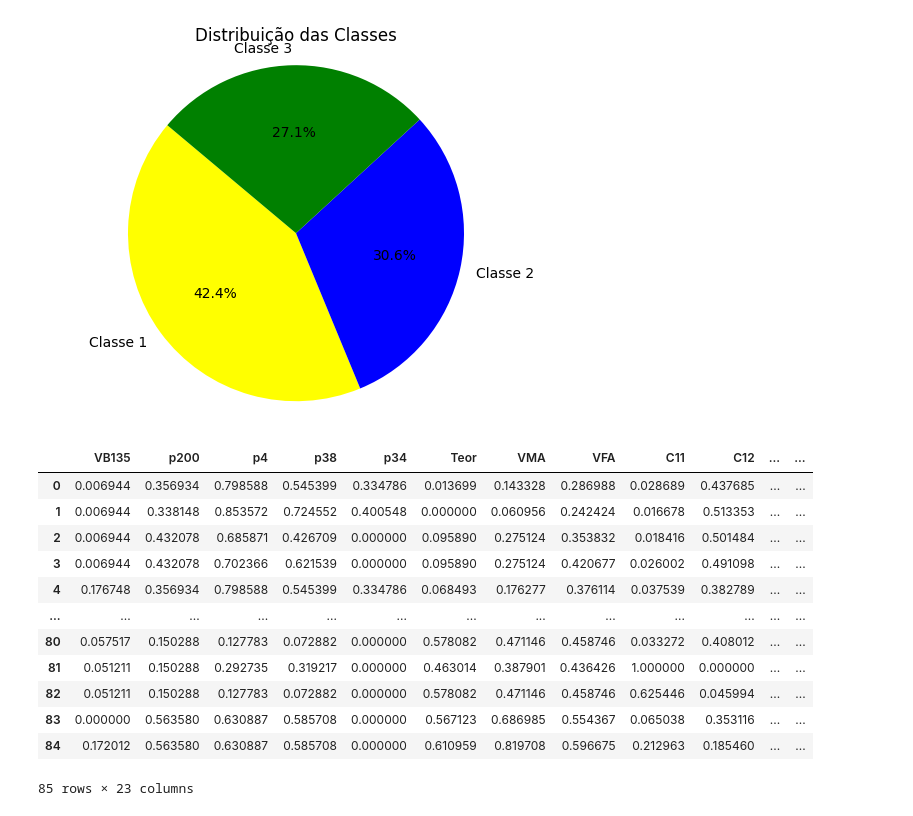
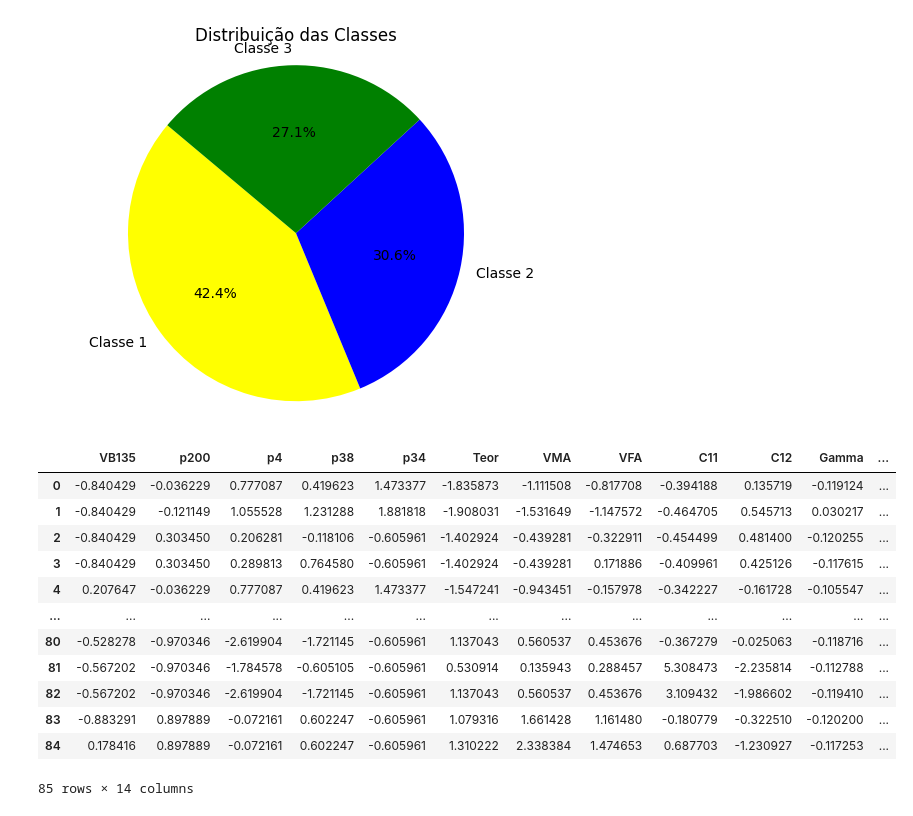
Before and after one commit to antonnyvictor18/IC, a Jupyter notebook: notebook.ipynb, the cells around one changed output. Cells and saved outputs as stored; diff of their text form; code cells hidden in the pictures.

```diff
--- a/notebook.ipynb
+++ b/notebook.ipynb
@@ -91,31 +88,3 @@ Classe    0
 dtype: int64
 # %%
 data.dropna(inplace=True)
-# %%
-# Criação de interações entre variáveis
-data['VB135_VMA'] = data['VB135'] * data['VMA']
-data['p4_p38_sum'] = data['p4'] + data['p38']
-
-# Transformações matemáticas
-data['VB135_log'] = np.log(data['VB135'])
-data['p4_squared'] = data['p4'] ** 2
-
-
-# Normalização e padronização
-data_normalized = (data - data.mean()) / data.std()
-
-# Criação de atributos derivados
-data['Densidade_mistura'] = data['Teor'] / data['VB135']
-
-# Binning (discretização)
-data['Teor_bins'] = pd.cut(data['Teor'], bins=3, labels=['baixo', 'médio', 'alto'])
-
-# Variáveis de diferença
-data['p4_p38_diff'] = data['p4'] - data['p38']
-
-# Criação de variáveis estatísticas
-data['Mean_C11_C12'] = (data['C11'] + data['C12']) / 2
-data['Median_VB135'] = data['VB135'].median()
-display(data)
-# Exemplo de como salvar os dados transformados em um novo arquivo CSV
-data.to_excel('dados_transformados.xlsx', index=False)
@@ -178,30 +133,28 @@ plt.show()
 # %%
 # Codificar variável categóricas
 # Normalizar as variáveis numéricas
 variaveis_numericas = ['VB135', 'p200', 'p4', 'p38', 'p34', 'Teor', 'VMA',
-                        'VFA', 'C11', 'C12', 'Gamma', 'Delta', 'Alpha', 'VB135_VMA',
-                        'p4_p38_sum','VB135_log','p4_squared', 'Densidade_mistura',
-                        'p4_p38_diff','Mean_C11_C12']
+                        'VFA', 'C11', 'C12', 'Gamma', 'Delta', 'Alpha']
 
-scaler = MinMaxScaler()
+scaler = StandardScaler()
 data[variaveis_numericas] = scaler.fit_transform(data[variaveis_numericas])
 
 # Visualizar o conjunto de dados após o pré-processamento
 data.reset_index(inplace=True)
 data.drop(columns=['index'], inplace=True)
 display(data)
 # %% [output]
-|  | VB135 | p200 | p4 | p38 | p34 | Teor | VMA | VFA | C11 | C12 | ... | ... |
-| 0 | 0.006944 | 0.356934 | 0.798588 | 0.545399 | 0.334786 | 0.013699 | 0.143328 | 0.286988 | 0.028689 | 0.437685 | ... | ... |
-| 1 | 0.006944 | 0.338148 | 0.853572 | 0.724552 | 0.400548 | 0.000000 | 0.060956 | 0.242424 | 0.016678 | 0.513353 | ... | ... |
-| 2 | 0.006944 | 0.432078 | 0.685871 | 0.426709 | 0.000000 | 0.095890 | 0.275124 | 0.353832 | 0.018416 | 0.501484 | ... | ... |
-| 3 | 0.006944 | 0.432078 | 0.702366 | 0.621539 | 0.000000 | 0.095890 | 0.275124 | 0.420677 | 0.026002 | 0.491098 | ... | ... |
-| 4 | 0.176748 | 0.356934 | 0.798588 | 0.545399 | 0.334786 | 0.068493 | 0.176277 | 0.376114 | 0.037539 | 0.382789 | ... | ... |
+|  | VB135 | p200 | p4 | p38 | p34 | Teor | VMA | VFA | C11 | C12 | Gamma | ... |
+| 0 | -0.840429 | -0.036229 | 0.777087 | 0.419623 | 1.473377 | -1.835873 | -1.111508 | -0.817708 | -0.394188 | 0.135719 | -0.119124 | ... |
+| 1 | -0.840429 | -0.121149 | 1.055528 | 1.231288 | 1.881818 | -1.908031 | -1.531649 | -1.147572 | -0.464705 | 0.545713 | 0.030217 | ... |
+| 2 | -0.840429 | 0.303450 | 0.206281 | -0.118106 | -0.605961 | -1.402924 | -0.439281 | -0.322911 | -0.454499 | 0.481400 | -0.120255 | ... |
+| 3 | -0.840429 | 0.303450 | 0.289813 | 0.764580 | -0.605961 | -1.402924 | -0.439281 | 0.171886 | -0.409961 | 0.425126 | -0.117615 | ... |
+| 4 | 0.207647 | -0.036229 | 0.777087 | 0.419623 | 1.473377 | -1.547241 | -0.943451 | -0.157978 | -0.342227 | -0.161728 | -0.105547 | ... |
 | ... | ... | ... | ... | ... | ... | ... | ... | ... | ... | ... | ... | ... |
-| 80 | 0.057517 | 0.150288 | 0.127783 | 0.072882 | 0.000000 | 0.578082 | 0.471146 | 0.458746 | 0.033272 | 0.408012 | ... | ... |
-| 81 | 0.051211 | 0.150288 | 0.292735 | 0.319217 | 0.000000 | 0.463014 | 0.387901 | 0.436426 | 1.000000 | 0.000000 | ... | ... |
-| 82 | 0.051211 | 0.150288 | 0.127783 | 0.072882 | 0.000000 | 0.578082 | 0.471146 | 0.458746 | 0.625446 | 0.045994 | ... | ... |
-| 83 | 0.000000 | 0.563580 | 0.630887 | 0.585708 | 0.000000 | 0.567123 | 0.686985 | 0.554367 | 0.065038 | 0.353116 | ... | ... |
-| 84 | 0.172012 | 0.563580 | 0.630887 | 0.585708 | 0.000000 | 0.610959 | 0.819708 | 0.596675 | 0.212963 | 0.185460 | ... | ... |
+| 80 | -0.528278 | -0.970346 | -2.619904 | -1.721145 | -0.605961 | 1.137043 | 0.560537 | 0.453676 | -0.367279 | -0.025063 | -0.118716 | ... |
+| 81 | -0.567202 | -0.970346 | -1.784578 | -0.605105 | -0.605961 | 0.530914 | 0.135943 | 0.288457 | 5.308473 | -2.235814 | -0.112788 | ... |
+| 82 | -0.567202 | -0.970346 | -2.619904 | -1.721145 | -0.605961 | 1.137043 | 0.560537 | 0.453676 | 3.109432 | -1.986602 | -0.119410 | ... |
+| 83 | -0.883291 | 0.897889 | -0.072161 | 0.602247 | -0.605961 | 1.079316 | 1.661428 | 1.161480 | -0.180779 | -0.322510 | -0.120200 | ... |
+| 84 | 0.178416 | 0.897889 | -0.072161 | 0.602247 | -0.605961 | 1.310222 | 2.338384 | 1.474653 | 0.687703 | -1.230927 | -0.117253 | ... |
-85 rows × 23 columns
+85 rows × 14 columns
 # %%
```
Also changed, not shown: parts of 6 cells of this notebook.
